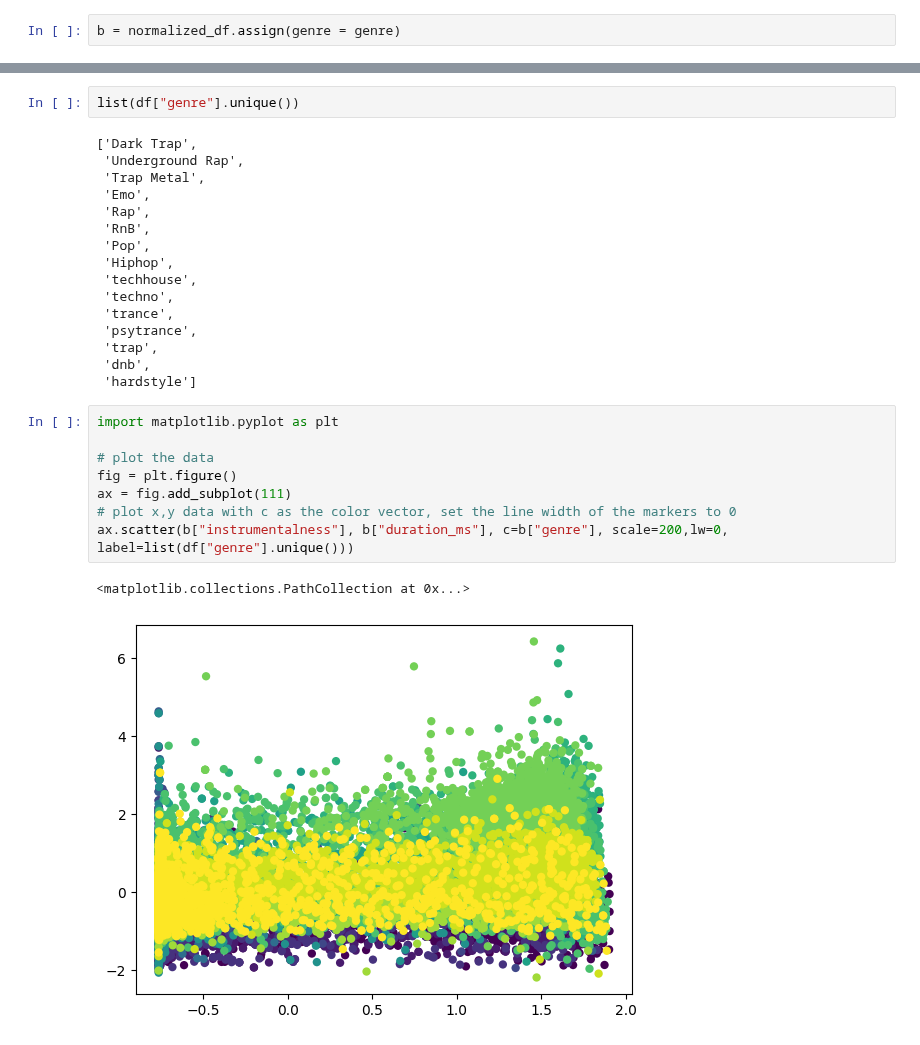
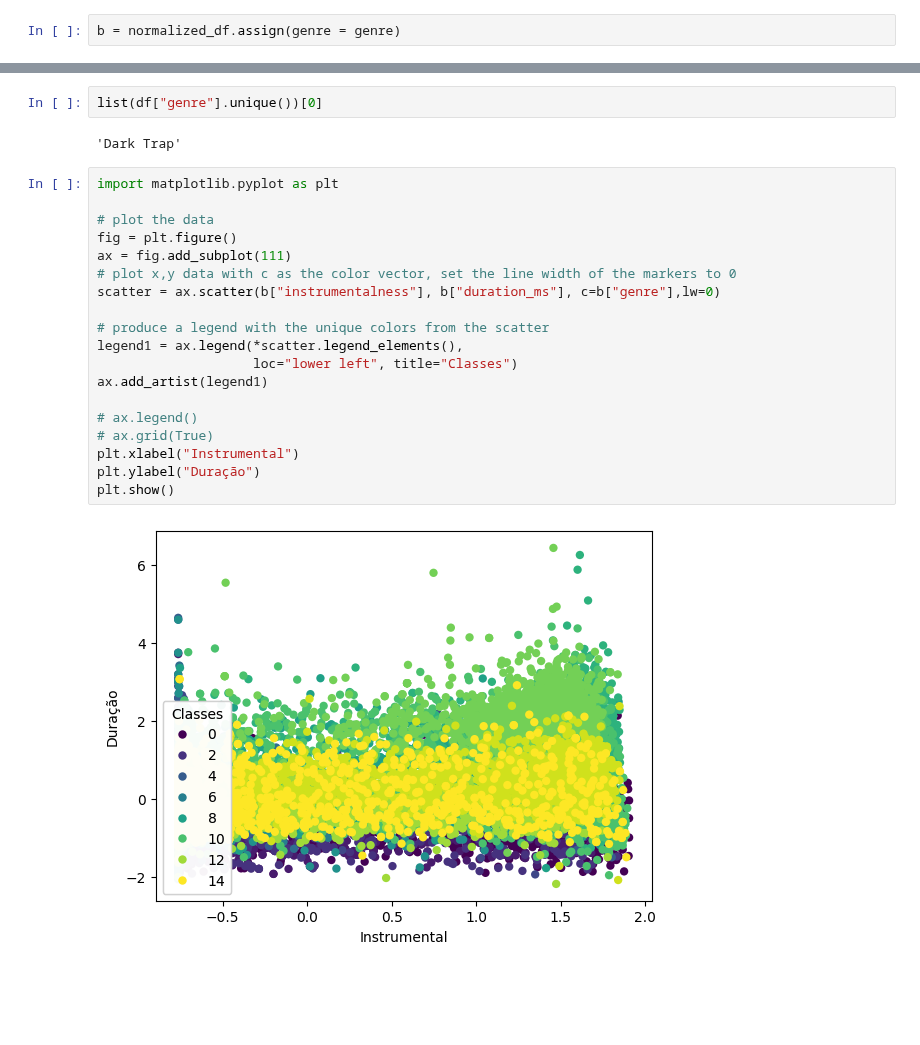
Before and after one commit to PauloOyama/Undergraduate-Final-Project, a Jupyter notebook: Music_DataSet/music.ipynb, the cells around one changed output, grey strips where cells are left out. Saved outputs shown, nothing was run; the diff lists cells and outputs as text; blank space fills up the shorter version.

```diff
--- a/Music_DataSet/music.ipynb
+++ b/Music_DataSet/music.ipynb
@@ -162,31 +151,27 @@ list(df["genre"].unique())
  'dnb',
  'hardstyle']
 # %%
-list(df["genre"].unique())
+list(df["genre"].unique())[0]
 # %% [output]
-['Dark Trap',
- 'Underground Rap',
- 'Trap Metal',
- 'Emo',
- 'Rap',
- 'RnB',
- 'Pop',
- 'Hiphop',
- 'techhouse',
- 'techno',
- 'trance',
- 'psytrance',
- 'trap',
- 'dnb',
- 'hardstyle']
+'Dark Trap'
 # %%
 import matplotlib.pyplot as plt
 
 # plot the data
 fig = plt.figure()
 ax = fig.add_subplot(111)
 # plot x,y data with c as the color vector, set the line width of the markers to 0
-ax.scatter(b["instrumentalness"], b["duration_ms"], c=b["genre"], scale=200,lw=0, label=list(df["genre"].unique()))
+scatter = ax.scatter(b["instrumentalness"], b["duration_ms"], c=b["genre"],lw=0)
+
+# produce a legend with the unique colors from the scatter
+legend1 = ax.legend(*scatter.legend_elements(),
+                    loc="lower left", title="Classes")
+ax.add_artist(legend1)
+
+# ax.legend()
+# ax.grid(True)
+plt.xlabel("Instrumental")
+plt.ylabel("Duração")
+plt.show()
 # %% [output]
-<matplotlib.collections.PathCollection at 0x...>
-[figure, old version]
+[figure, new version]
```
Also changed, not shown: parts of 1 cell of this notebook.
